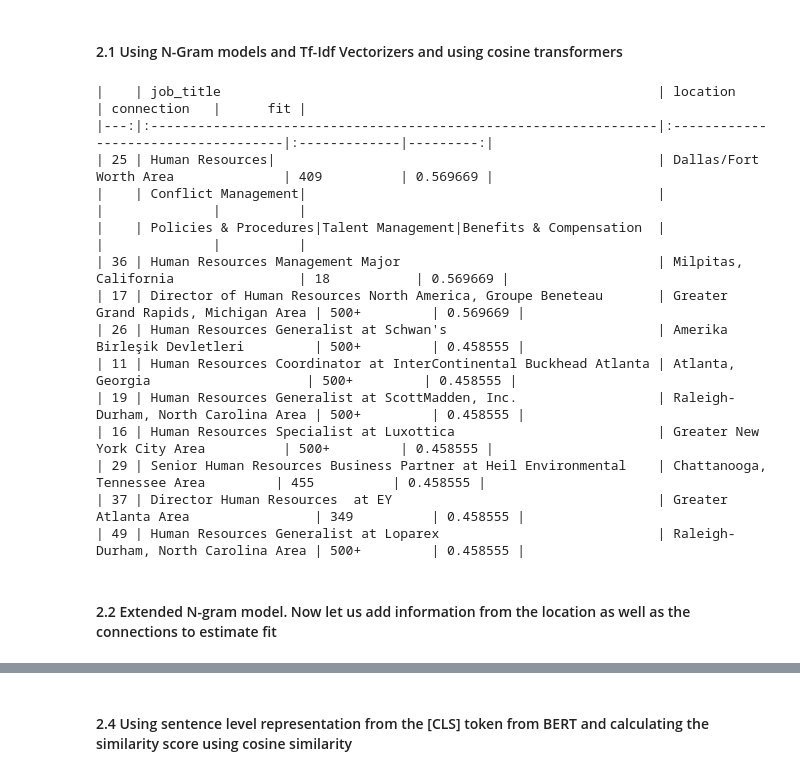
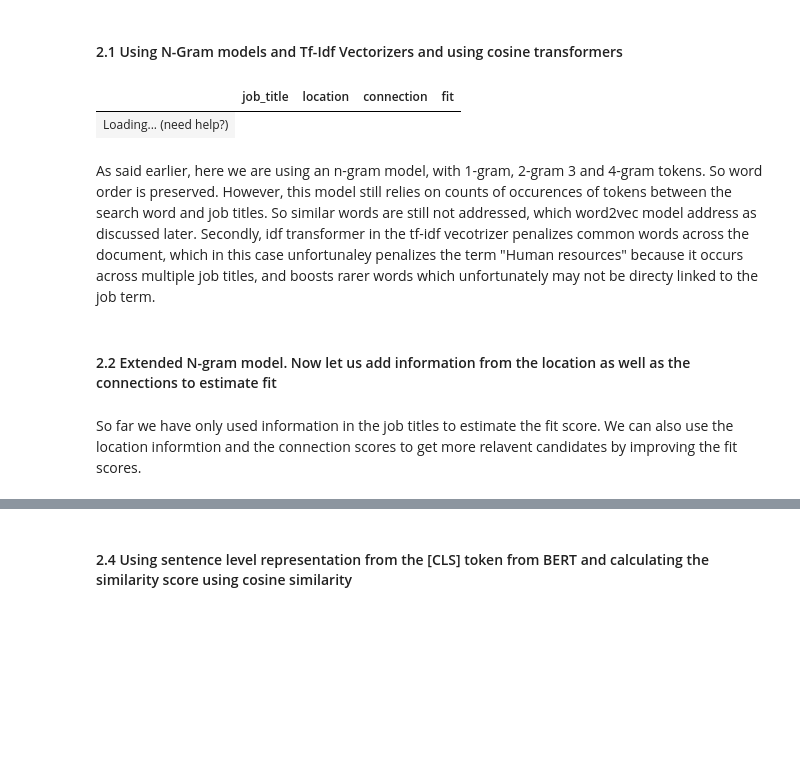
Before and after one commit to pradlanka/Apziva, a Jupyter notebook: aFBAMWTp3ZsqgUXd/potential_talents.ipynb, the cells around one changed output, grey strips where cells are left out. Cells and saved outputs as stored; diff of their text form; code cells hidden in the pictures; blank space fills up the shorter version.

```diff
--- a/aFBAMWTp3ZsqgUXd/potential_talents.ipynb
+++ b/aFBAMWTp3ZsqgUXd/potential_talents.ipynb
@@ -189,71 +175,68 @@ from spacy.lang.en.stop_words import STOP_WORDS
 class TextSimilarityTransformerCS(BaseEstimator, TransformerMixin):
     def __init__(self, search_words, spacy_nlp):
         """
-        Custom transformer to calculate TF-IDF cosine similarity
-        between a reference text and a series of input texts.
+        Custom transformer to calculate cosine similarity
+        between the search key words and the job_titles after td-idf vectorizer.
+
         """
         self.search_words = search_words
         self.spacy_nlp = spacy_nlp
         stop_words_tokenized = set(self.spacy_tokenize_lemmatize(' '.join(sorted(STOP_WORDS))))
         self.vectorizer =  TfidfVectorizer(min_df =0.1, max_features=100,
                                     stop_words= list(stop_words_tokenized), ngram_range = (1,4))
 
 
-    def spacy_tokenize_lemmatize(self, text):
-        """
-        Tokenizes and lemmatizes text using spaCy.
-        """
-        if (text) or (text is not None):
-            return([w.lemma_.lower() for w in self.spacy_nlp(text) if w.pos_ in ['NOUN','PROPN']])
-        else:
-            return []
-
 
     def fit(self, X, y=None):
-        # Fit the vectorizer on the reference text and the input texts
+        # Fit the vectorizer on the search keywords and the job titles
         lemmatized_search_words = ' '.join(self.spacy_tokenize_lemmatize(self.search_words))
 
         # Fit the vectorizer on the input texts and the lemmatized reference text
         self.vectorizer.fit(X.tolist() + [lemmatized_search_words])
         return self
 
 
     def transform(self, X):
-        # Transform the input texts to TF-IDF vectors
+        # Transform the job titles to TF-IDF vectors
         tfidf_matrix = self.vectorizer.transform(X.tolist())
 
-        # Transform the reference text to a TF-IDF vector
+        # Transform the search key words to a TF-IDF vector
         ref_vector = self.vectorizer.transform([' '.join(self.spacy_tokenize_lemmatize(self.search_words))])
 
-        # Calculate cosine similarity between the reference text and each input text
+        # Calculate cosine similarity between search keywrord vectors and job title vectors
         similarity_scores = cosine_similarity(ref_vector, tfidf_matrix)
 
         return similarity_scores.reshape(-1)
 
-# Sample DataFrame and reference sentence
+
+    def spacy_tokenize_lemmatize(self, text):
+        """
+        Tokenizes and lemmatizes text using spaCy.
+        """
+        if (text) or (text is not None):
+            # Only using proper nouns and nouns
+            return([w.lemma_.lower() for w in self.spacy_nlp(text) if w.pos_ in ['NOUN','PROPN']])
+
+        else:
+            return []
+
+# Sample search keywrods that we use to find the fit
 search_words = "Aspiring Human Resources"
 
 # Initialize and apply the transformer
+
 similarity_transformer = TextSimilarityTransformerCS(search_words =search_words,  spacy_nlp=nlp)
 talents_df_clean['fit']  = similarity_transformer.fit_transform(talents_df_clean['job_title'])
 
-# Printing out the top 10 candidates based on the highest fit score
-print(talents_df_clean.sort_values(by =['fit'], ascending=False, inplace = False).head(10).to_markdown())
+#Displaying candidates in descending order of fit score
+show(talents_df_clean.sort_values(by =['fit'], ascending=False, inplace = False))
 # %% [output]
-|    | job_title                                                        | location                            | connection   |      fit |
-|---:|:-----------------------------------------------------------------|:------------------------------------|:-------------|---------:|
-| 25 | Human Resources|                                                 | Dallas/Fort Worth Area              | 409          | 0.569669 |
-|    | Conflict Management|                                             |                                     |              |          |
-|    | Policies & Procedures|Talent Management|Benefits & Compensation  |                                     |              |          |
-| 36 | Human Resources Management Major                                 | Milpitas, California                | 18           | 0.569669 |
-| 17 | Director of Human Resources North America, Groupe Beneteau       | Greater Grand Rapids, Michigan Area | 500+         | 0.569669 |
-| 26 | Human Resources Generalist at Schwan's                           | Amerika Birleşik Devletleri         | 500+         | 0.458555 |
-| 11 | Human Resources Coordinator at InterContinental Buckhead Atlanta | Atlanta, Georgia                    | 500+         | 0.458555 |
-| 19 | Human Resources Generalist at ScottMadden, Inc.                  | Raleigh-Durham, North Carolina Area | 500+         | 0.458555 |
-| 16 | Human Resources Specialist at Luxottica                          | Greater New York City Area          | 500+         | 0.458555 |
-| 29 | Senior Human Resources Business Partner at Heil Environmental    | Chattanooga, Tennessee Area         | 455          | 0.458555 |
-| 37 | Director Human Resources  at EY                                  | Greater Atlanta Area                | 349          | 0.458555 |
-| 49 | Human Resources Generalist at Loparex                            | Raleigh-Durham, North Carolina Area | 500+         | 0.458555 |
+|  | job_title | location | connection | fit |
+| Loading... (need help?) |
+# %% [markdown]
+As said earlier, here we are using an n-gram model, with 1-gram, 2-gram 3 and 4-gram tokens. So word order is preserved. However, this model still relies on counts of occurences of tokens between the search word and job titles. So similar words are still not addressed, which word2vec model address as discussed later. Secondly, idf transformer in the tf-idf vecotrizer penalizes common words across the document, which in this case unfortunaley penalizes the term "Human resources" because it occurs across multiple job titles, and boosts rarer words which unfortunately may not be directy linked to the job term.
 # %% [markdown]
 #### 2.2 Extended N-gram model. Now let us add information from the location as well as the connections to estimate fit
+# %% [markdown]
+So far we have only used information in the job titles to estimate the fit score. We can also use the location informtion and the connection scores to get more relavent candidates by improving the fit scores.
 # %%
```
Also changed, not shown: parts of 29 cells of this notebook.
